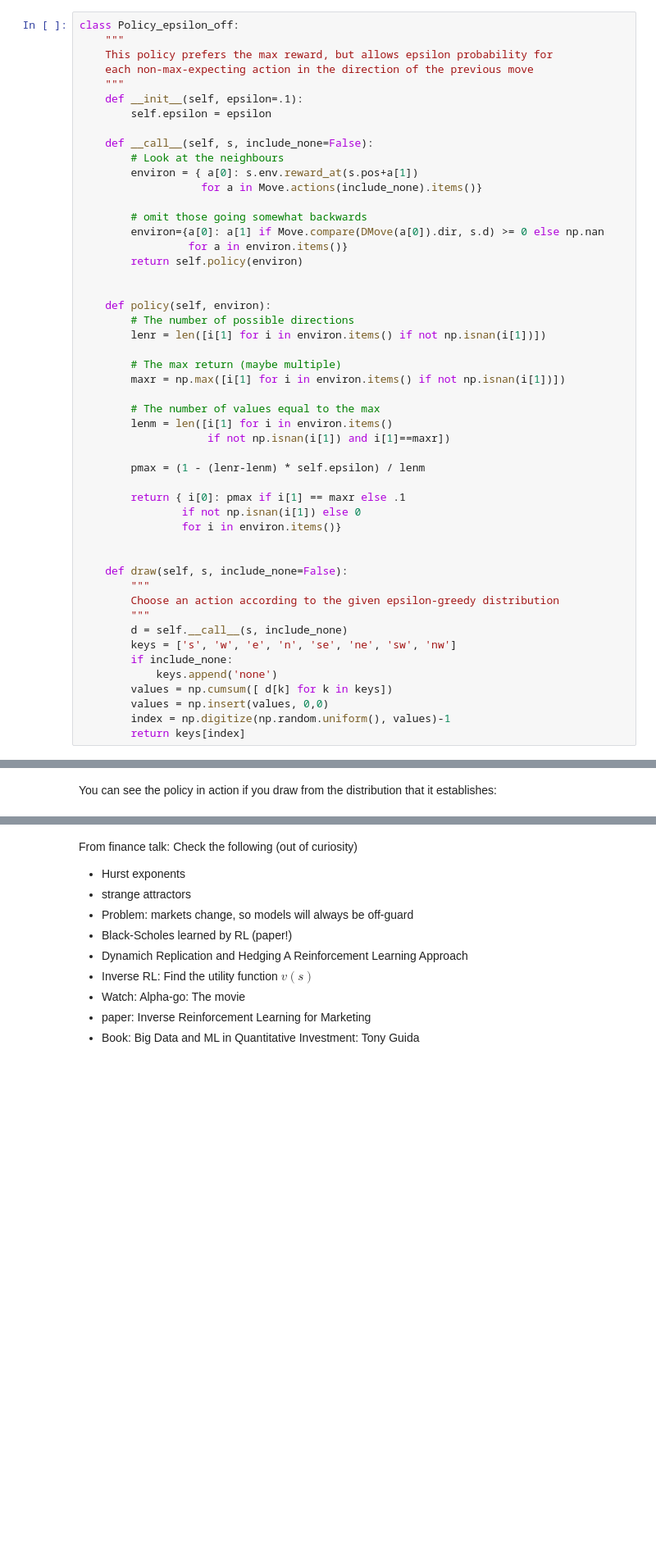
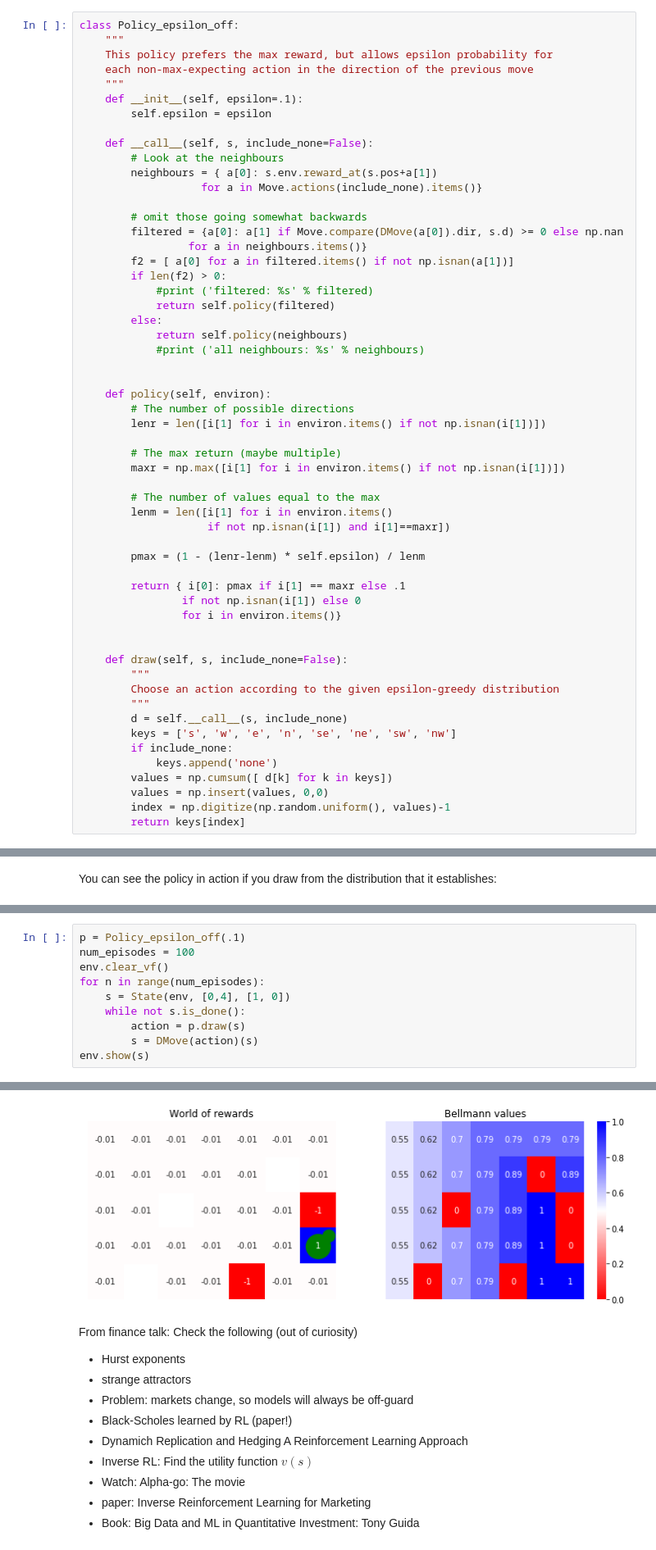
Before and after one commit to Project-Ellie/tutorials, a Jupyter notebook: other_stuff/RL_QLearning.ipynb, the cells around one changed output, grey strips where cells are left out. Shown at 82% size. Cells and saved outputs as stored; diff of their text form; blank space fills up the shorter version.

```diff
--- a/other_stuff/RL_QLearning.ipynb
+++ b/other_stuff/RL_QLearning.ipynb
@@ -283,13 +294,19 @@ class Policy_epsilon_off:
 
     def __call__(self, s, include_none=False):
         # Look at the neighbours
-        environ = { a[0]: s.env.reward_at(s.pos+a[1])
+        neighbours = { a[0]: s.env.reward_at(s.pos+a[1])
                    for a in Move.actions(include_none).items()}
 
         # omit those going somewhat backwards
-        environ={a[0]: a[1] if Move.compare(DMove(a[0]).dir, s.d) >= 0 else np.nan
-                 for a in environ.items()}
-        return self.policy(environ)
+        filtered = {a[0]: a[1] if Move.compare(DMove(a[0]).dir, s.d) >= 0 else np.nan
+                 for a in neighbours.items()}
+        f2 = [ a[0] for a in filtered.items() if not np.isnan(a[1])]
+        if len(f2) > 0:
+            #print ('filtered: %s' % filtered)
+            return self.policy(filtered)
+        else:
+            return self.policy(neighbours)
+            #print ('all neighbours: %s' % neighbours)
 
 
     def policy(self, environ):
@@ -376,0 +394,11 @@ Note that the value of a state does not depend on the current policy.
+# %%
+p = Policy_epsilon_off(.1)
+num_episodes = 100
+env.clear_vf()
+for n in range(num_episodes):
+    s = State(env, [0,4], [1, 0])
+    while not s.is_done():
+        action = p.draw(s)
+        s = DMove(action)(s)
+env.show(s)
+# %% [output]
@@ -377,3 +406,4 @@ Note that the value of a state does not depend on the current policy.
+[figure, added]
 # %% [markdown]
 From finance talk: Check the following (out of curiosity)
 
```
Also changed, not shown: parts of 29 cells of this notebook.
